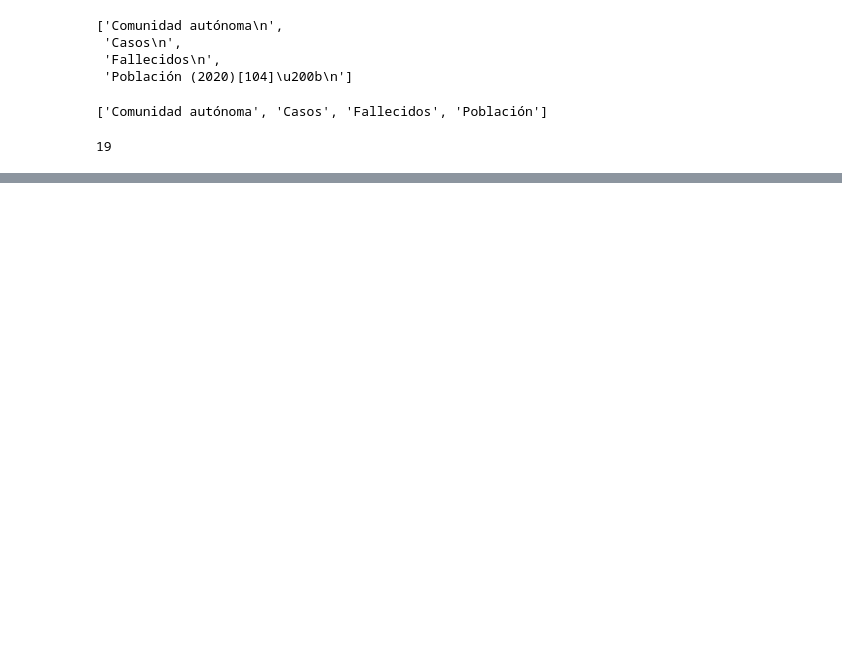
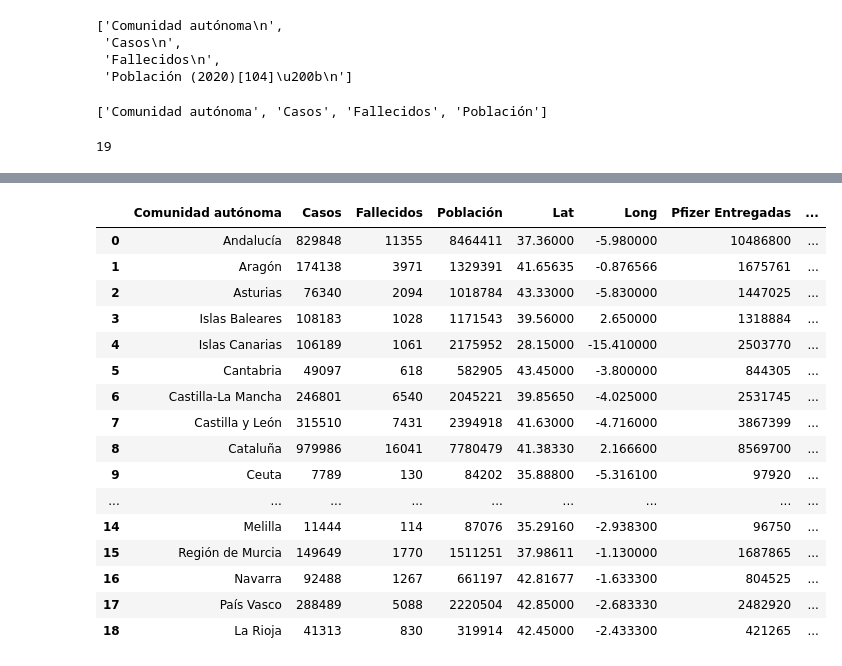
Before and after one commit to BorjaEACode/Mid_Course_Project, a Jupyter notebook: webscraping.ipynb, the cells around one changed output, grey strips where cells are left out. Drawn from its saved outputs; the diff is of its cells as text; code cells hidden in the pictures; blank space fills up the shorter version.

```diff
--- a/webscraping.ipynb
+++ b/webscraping.ipynb
@@ -146,0 +276,8 @@ df_incidencia
+# %%
+column_name3 = ["Lat","Long"]
+# %%
+data_location = [[37.36,-5.98],[41.6563497,-0.8765662],[43.33,-5.83],[39.56,2.65],[28.15,-15.41],[43.45,-3.80],[39.8565,-4.025],
+                 [41.63,-4.716],[41.3833,2.1666],[35.888,-5.3161],[39.47,-0.3766],[38.09,-6.3333],[42.8666,-8.55],[40.4333,-3.6833],
+                 [35.2916,-2.9383],[37.98611,-1.13],[42.81677,-1.6333],[42.85,-2.68333],[42.45,-2.4333]]
+# %%
+df_location = pd.DataFrame(data_location[:],columns=column_name3)
@@ -146,0 +304,22 @@ df_incidencia
+# %%
+df_comunidades = pd.concat([df_incidencia,df_location,df_vacunacion],axis=1)
+# %%
+df_comunidades
+# %% [output]
+|  | Comunidad autónoma | Casos | Fallecidos | Población | Lat | Long | Pfizer Entregadas | ... |
+| 0 | Andalucía | 829848 | 11355 | 8464411 | 37.36000 | -5.980000 | 10486800 | ... |
+| 1 | Aragón | 174138 | 3971 | 1329391 | 41.65635 | -0.876566 | 1675761 | ... |
+| 2 | Asturias | 76340 | 2094 | 1018784 | 43.33000 | -5.830000 | 1447025 | ... |
+| 3 | Islas Baleares | 108183 | 1028 | 1171543 | 39.56000 | 2.650000 | 1318884 | ... |
+| 4 | Islas Canarias | 106189 | 1061 | 2175952 | 28.15000 | -15.410000 | 2503770 | ... |
+| 5 | Cantabria | 49097 | 618 | 582905 | 43.45000 | -3.800000 | 844305 | ... |
+| 6 | Castilla-La Mancha | 246801 | 6540 | 2045221 | 39.85650 | -4.025000 | 2531745 | ... |
+| 7 | Castilla y León | 315510 | 7431 | 2394918 | 41.63000 | -4.716000 | 3867399 | ... |
+| 8 | Cataluña | 979986 | 16041 | 7780479 | 41.38330 | 2.166600 | 8569700 | ... |
+| 9 | Ceuta | 7789 | 130 | 84202 | 35.88800 | -5.316100 | 97920 | ... |
+| ... | ... | ... | ... | ... | ... | ... | ... | ... |
+| 14 | Melilla | 11444 | 114 | 87076 | 35.29160 | -2.938300 | 96750 | ... |
+| 15 | Región de Murcia | 149649 | 1770 | 1511251 | 37.98611 | -1.130000 | 1687865 | ... |
+| 16 | Navarra | 92488 | 1267 | 661197 | 42.81677 | -1.633300 | 804525 | ... |
+| 17 | País Vasco | 288489 | 5088 | 2220504 | 42.85000 | -2.683330 | 2482920 | ... |
+| 18 | La Rioja | 41313 | 830 | 319914 | 42.45000 | -2.433300 | 421265 | ... |
```
Also changed, not shown: parts of 37 cells of this notebook.
